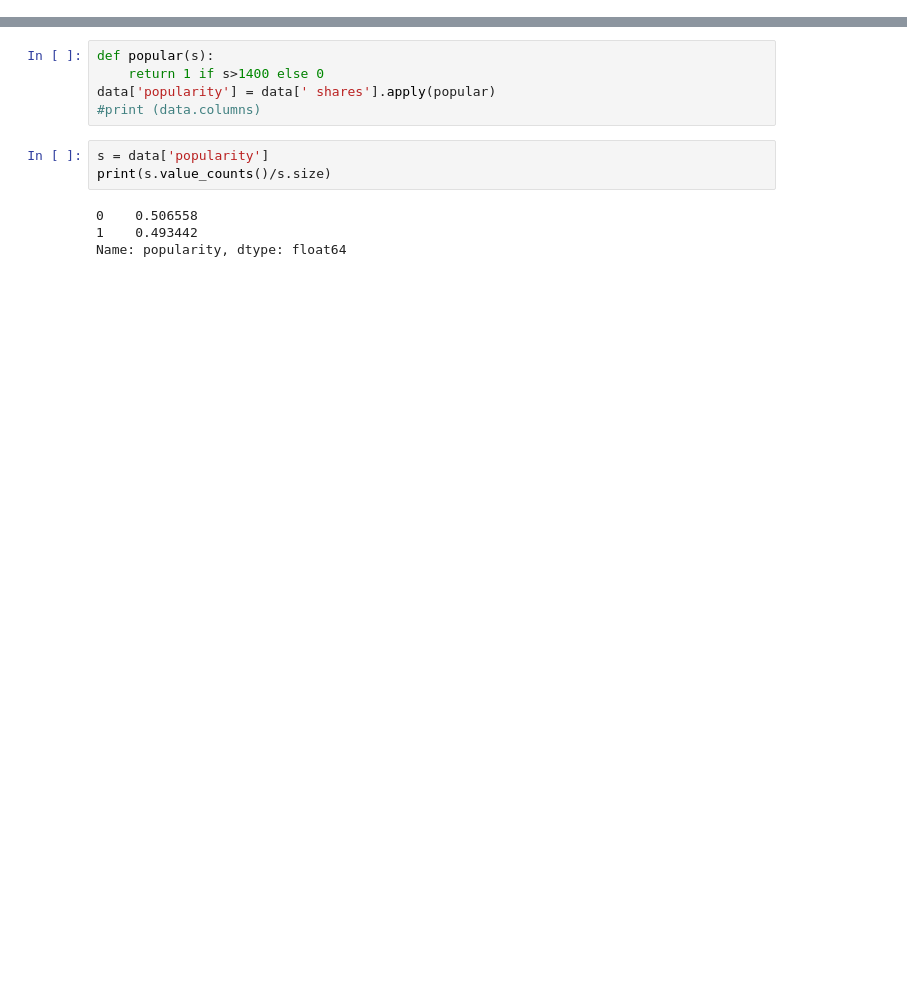
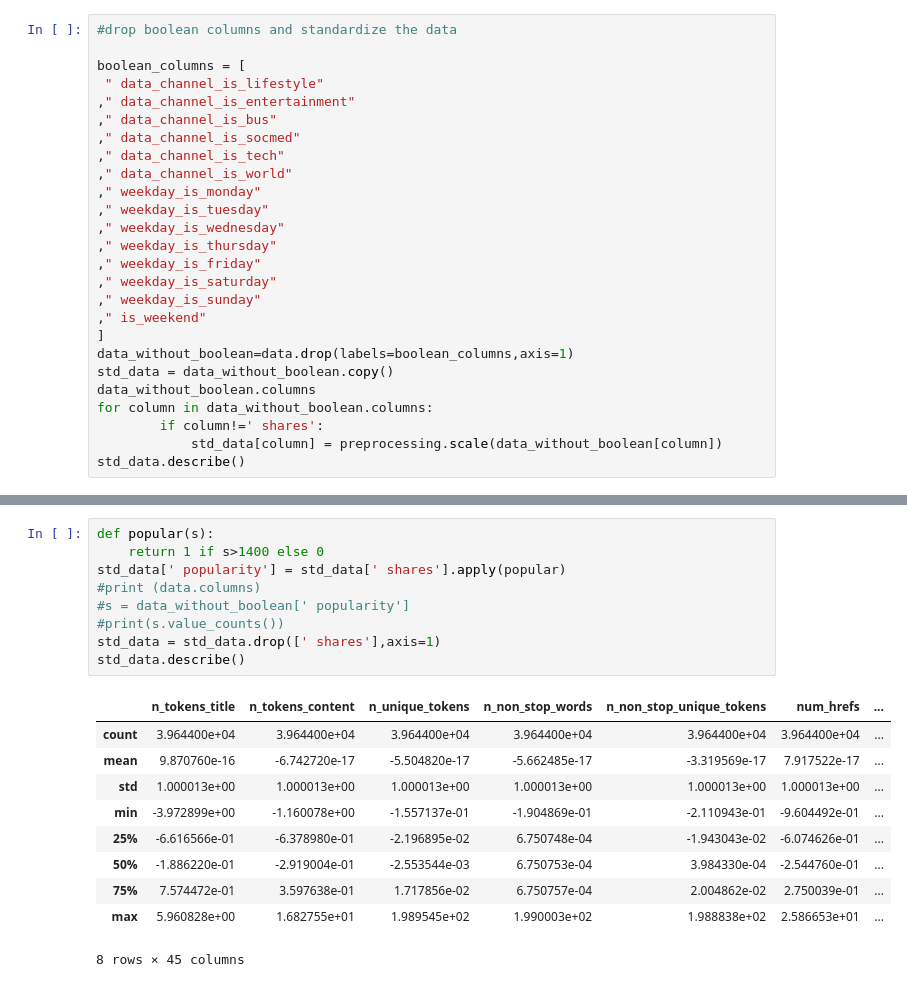
Before and after one commit to ashukla02/online-news-popularity-prediction, a Jupyter notebook: pythoncode.ipynb, the cells around one changed output, grey strips where cells are left out. Drawn from its saved outputs; the diff is of its cells as text; blank space fills up the shorter version.

```diff
--- a/pythoncode.ipynb
+++ b/pythoncode.ipynb
@@ -45,0 +52,26 @@ None
+# %%
+#drop boolean columns and standardize the data
+
+boolean_columns = [
+ " data_channel_is_lifestyle"
+," data_channel_is_entertainment"
+," data_channel_is_bus"
+," data_channel_is_socmed"
+," data_channel_is_tech"
+," data_channel_is_world"
+," weekday_is_monday"
+," weekday_is_tuesday"
+," weekday_is_wednesday"
+," weekday_is_thursday"
+," weekday_is_friday"
+," weekday_is_saturday"
+," weekday_is_sunday"
+," is_weekend"
+]
+data_without_boolean=data.drop(labels=boolean_columns,axis=1)
+std_data = data_without_boolean.copy()
+data_without_boolean.columns
+for column in data_without_boolean.columns:
+        if column!=' shares':
+            std_data[column] = preprocessing.scale(data_without_boolean[column])
+std_data.describe()
@@ -46,12 +89,20 @@ None
 # %%
 def popular(s):
     return 1 if s>1400 else 0
-data['popularity'] = data[' shares'].apply(popular)
+std_data[' popularity'] = std_data[' shares'].apply(popular)
 #print (data.columns)
+#s = data_without_boolean[' popularity']
+#print(s.value_counts())
+std_data = std_data.drop([' shares'],axis=1)
+std_data.describe()
+# %% [output]
+|  | n_tokens_title | n_tokens_content | n_unique_tokens | n_non_stop_words | n_non_stop_unique_tokens | num_hrefs | ... |
+| count | 3.964400e+04 | 3.964400e+04 | 3.964400e+04 | 3.964400e+04 | 3.964400e+04 | 3.964400e+04 | ... |
+| mean | 9.870760e-16 | -6.742720e-17 | -5.504820e-17 | -5.662485e-17 | -3.319569e-17 | 7.917522e-17 | ... |
+| std | 1.000013e+00 | 1.000013e+00 | 1.000013e+00 | 1.000013e+00 | 1.000013e+00 | 1.000013e+00 | ... |
+| min | -3.972899e+00 | -1.160078e+00 | -1.557137e-01 | -1.904869e-01 | -2.110943e-01 | -9.604492e-01 | ... |
+| 25% | -6.616566e-01 | -6.378980e-01 | -2.196895e-02 | 6.750748e-04 | -1.943043e-02 | -6.074626e-01 | ... |
+| 50% | -1.886220e-01 | -2.919004e-01 | -2.553544e-03 | 6.750753e-04 | 3.984330e-04 | -2.544760e-01 | ... |
+| 75% | 7.574472e-01 | 3.597638e-01 | 1.717856e-02 | 6.750757e-04 | 2.004862e-02 | 2.750039e-01 | ... |
+| max | 5.960828e+00 | 1.682755e+01 | 1.989545e+02 | 1.990003e+02 | 1.988838e+02 | 2.586653e+01 | ... |
+8 rows × 45 columns
-# %%
-s = data['popularity']
-print(s.value_counts()/s.size)
-# %% [output]
-0    0.506558
-1    0.493442
-Name: popularity, dtype: float64
```
Also changed, not shown: parts of 14 cells of this notebook.
